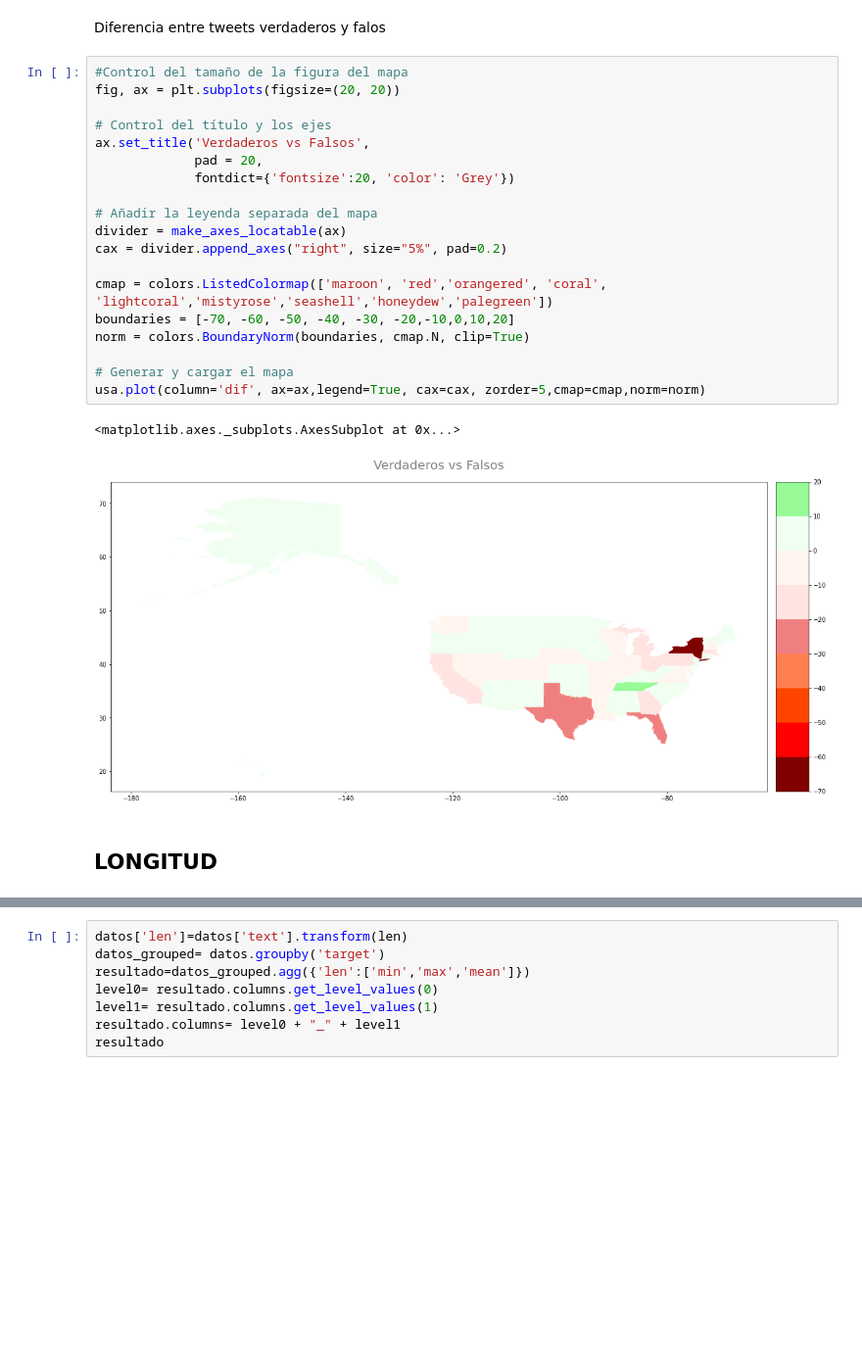
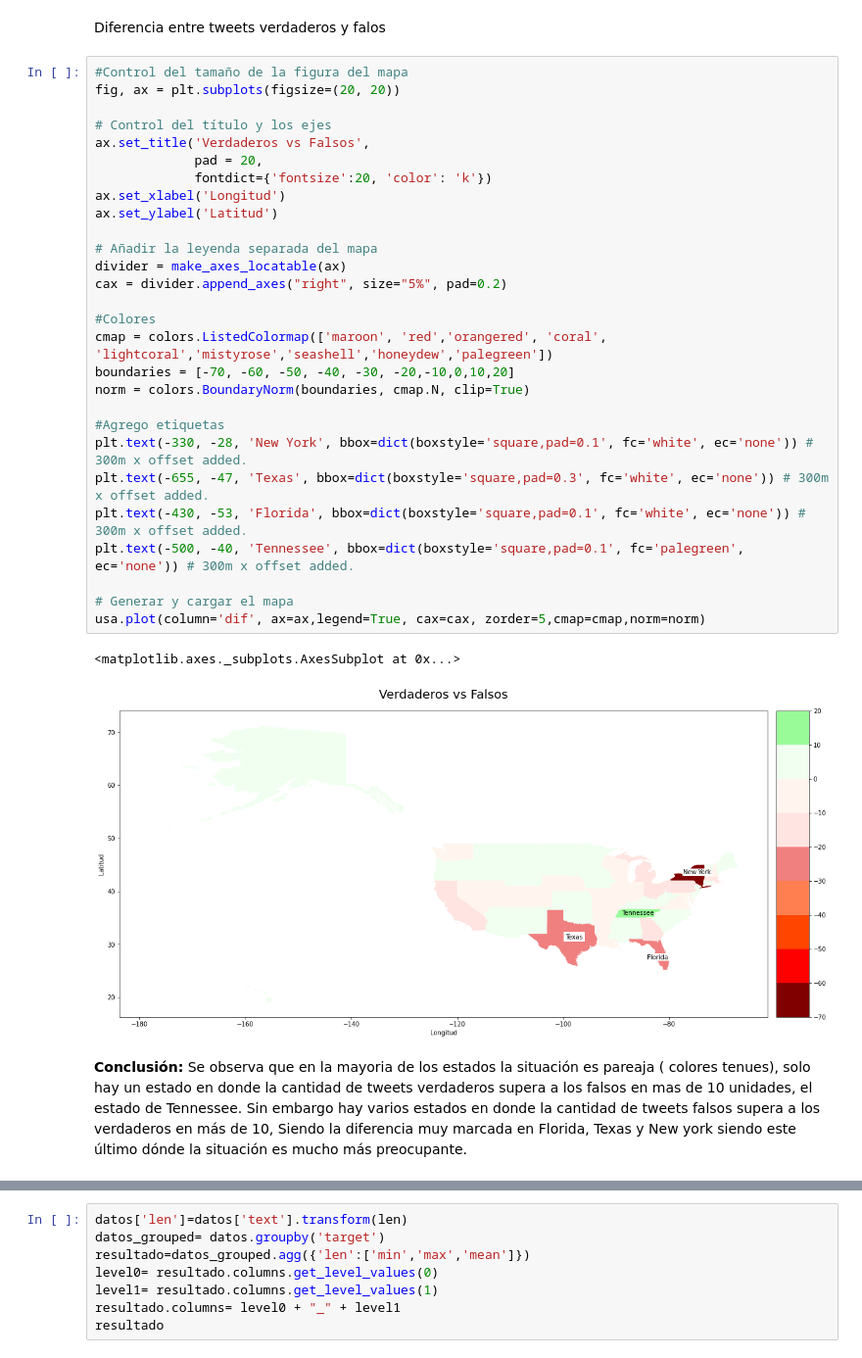
Before and after one commit to Filyank/Datavid-20, a Jupyter notebook: TP1-1c2020/AEUSA.ipynb, the cells around one changed output, grey strips where cells are left out. Shown at 98% size. Saved outputs shown, nothing was run; the diff lists cells and outputs as text; blank space fills up the shorter version.

```diff
--- a/TP1-1c2020/AEUSA.ipynb
+++ b/TP1-1c2020/AEUSA.ipynb
@@ -399,25 +393,34 @@ Diferencia entre tweets verdaderos y falos
 # %%
 #Control del tamaño de la figura del mapa
 fig, ax = plt.subplots(figsize=(20, 20))
 
 # Control del título y los ejes
 ax.set_title('Verdaderos vs Falsos',
              pad = 20,
-             fontdict={'fontsize':20, 'color': 'Grey'})
+             fontdict={'fontsize':20, 'color': 'k'})
+ax.set_xlabel('Longitud')
+ax.set_ylabel('Latitud')
 
 # Añadir la leyenda separada del mapa
 divider = make_axes_locatable(ax)
 cax = divider.append_axes("right", size="5%", pad=0.2)
 
+#Colores
 cmap = colors.ListedColormap(['maroon', 'red','orangered', 'coral', 'lightcoral','mistyrose','seashell','honeydew','palegreen'])
 boundaries = [-70, -60, -50, -40, -30, -20,-10,0,10,20]
 norm = colors.BoundaryNorm(boundaries, cmap.N, clip=True)
 
+#Agrego etiquetas
+plt.text(-330, -28, 'New York', bbox=dict(boxstyle='square,pad=0.1', fc='white', ec='none')) # 300m x offset added.
+plt.text(-655, -47, 'Texas', bbox=dict(boxstyle='square,pad=0.3', fc='white', ec='none')) # 300m x offset added.
+plt.text(-430, -53, 'Florida', bbox=dict(boxstyle='square,pad=0.1', fc='white', ec='none')) # 300m x offset added.
+plt.text(-500, -40, 'Tennessee', bbox=dict(boxstyle='square,pad=0.1', fc='palegreen', ec='none')) # 300m x offset added.
+
 # Generar y cargar el mapa
 usa.plot(column='dif', ax=ax,legend=True, cax=cax, zorder=5,cmap=cmap,norm=norm)
 # %% [output]
 <matplotlib.axes._subplots.AxesSubplot at 0x...>
-[figure, old version]
+[figure, new version]
-# %% [markdown]
-## LONGITUD
+# %% [markdown]
+**Conclusión:** Se observa que en la mayoria de los estados la situación es pareaja ( colores tenues), solo hay un estado en donde la cantidad de tweets verdaderos supera a los falsos en mas de 10 unidades, el estado de Tennessee.  Sin embargo hay varios estados en donde la cantidad de tweets falsos supera a los verdaderos en más de 10, Siendo la diferencia muy marcada en Florida, Texas y New york siendo este último dónde la situación es mucho más preocupante.
 # %% [markdown]
```
Also changed, not shown: parts of 27 cells of this notebook.
